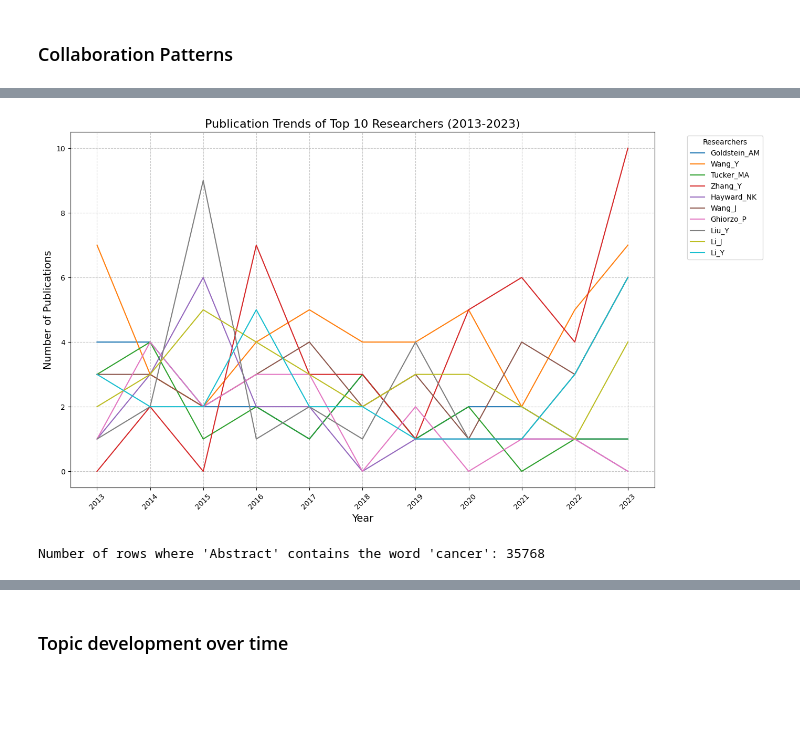
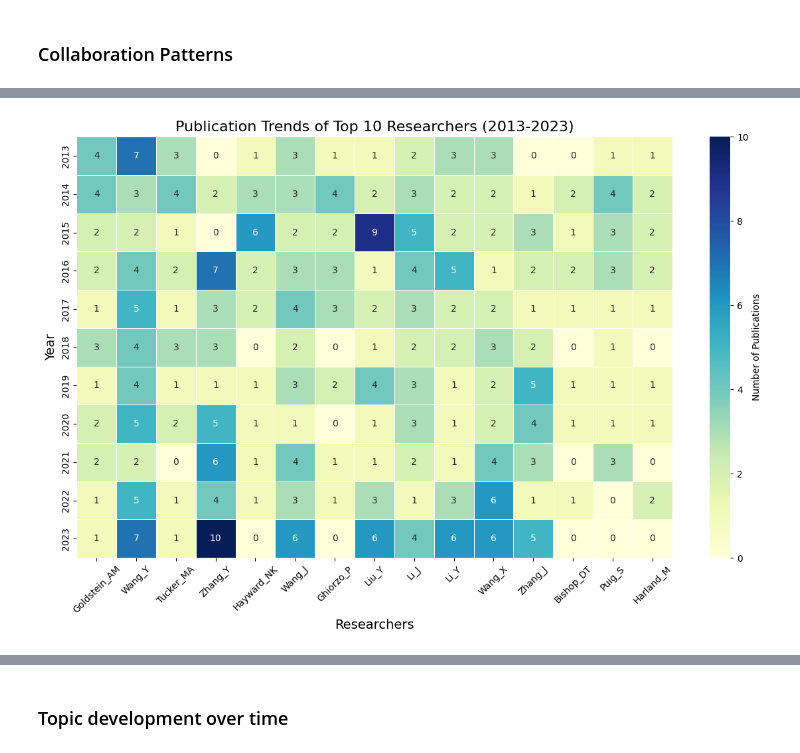
Before and after one commit to ThanakornMix/G1-Consulting-Data-Science, a Jupyter notebook: Consulting.ipynb, the cells around one changed output, grey strips where cells are left out. Saved outputs shown, nothing was run; the diff lists cells and outputs as text; code cells hidden in the pictures; blank space fills up the shorter version.

Commit message:
created a heatmap publication count by researcher and journal

```diff
--- a/Consulting.ipynb
+++ b/Consulting.ipynb
@@ -161,10 +160,10 @@ df_coauthored = []
 df_no_coauthored = []
 
 # get the researcherID of the most published authors
-top_10_authors = most_published_authors['ResearcherID'].tolist()
+top_15_authors = most_published_authors['ResearcherID'].tolist()
 
 # create pairs of researchers to check if they have collaborated
-author_pairs = list(combinations(top_10_authors, 2))
+author_pairs = list(combinations(top_15_authors, 2))
 
 # create a dictionary to store the pair and the papers they've co-authored
 coauthored_together = {pair: set() for pair in author_pairs}
@@ -178,11 +177,11 @@ collaboration.columns = ['PMID', 'Collaborators']
 
 paper_to_collaborators = collaboration.set_index('PMID')['Collaborators'].to_dict()
 
-# for each pair of top 10 authors, check if they have co-authored any paper
+# for each pair of top 15 authors, check if they have co-authored any paper
 for paper_id, collaborators in paper_to_collaborators.items():
     collaborators = collaborators.split(',')
     collaborator_set = set(collaborators)
-    # check each pair of top 10 authors
+    # check each pair of top 15 authors
     for author1, author2 in author_pairs:
         # if both authors are in the set of collaborators for this paper, they have co-authored it
         if author1 in collaborator_set and author2 in collaborator_set:
@@ -293,63 +300,62 @@ df_no_coauthored
 # %%
-# Filter data for rows where 'Abstract' contains the word 'cancer'
-#cancer_rows = merged_df[merged_df['Abstract'].str.contains('cancer', case=False, na=False)]
+import seaborn as sns
+import matplotlib.pyplot as plt
 
 # Count the number of papers each researcher has been involved in
 author_counts = merged_df['ResearcherID'].value_counts().reset_index()
 author_counts.columns = ['ResearcherID', 'Count']
 # Sort into descending order
 author_counts = author_counts.sort_values(by='Count', ascending=False)
-most_published_authors = author_counts.head(10) #change the most publish author
+most_published_authors = author_counts.head(15)
 
-# Extract the top 10 cancer researchers
-top_10_cancer_authors = most_published_authors['ResearcherID'].tolist()
+# Extract the top 15 authors
+top_15_authors = most_published_authors['ResearcherID'].tolist()
 
 # Further filter data for the years 2014-2024
-filtered_cancer_data = merged_df[(merged_df['Year'] >= 2013) & (merged_df['Year'] <= 2023)]
+filtered_data = merged_df[(merged_df['Year'] >= 2013) & (merged_df['Year'] <= 2023)]
 
-# Filter the data to include only the top 10 cancer researchers
-top_cancer_authors_data = filtered_cancer_data[filtered_cancer_data['ResearcherID'].isin(top_10_cancer_authors)]
+# Filter the data to include only the top 15 authors
+top_authors_data = filtered_data[filtered_data['ResearcherID'].isin(top_10_authors)]
 
 # Group by Year and ResearcherID, and count publications
-yearly_cancer_publications = (
-    top_cancer_authors_data.groupby(['Year', 'ResearcherID'])
+yearly_publications = (
+    top_authors_data.groupby(['Year', 'ResearcherID'])
     .size()
     .reset_index(name='PublicationCount')
 )
 
 # Pivot the data for easier plotting
-pivot_cancer_data = yearly_cancer_publications.pivot(index='Year', columns='ResearcherID', values='PublicationCount').fillna(0)
+pivot_data = yearly_publications.pivot(index='Year', columns='ResearcherID', values='PublicationCount').fillna(0)
 
 # Add missing researchers with zero publications for all years in the range
-for researcher in top_10_cancer_authors:
-    if researcher not in pivot_cancer_data.columns:
-        pivot_cancer_data[researcher] = 0
+for researcher in top_15_authors:
+    if researcher not in pivot_data.columns:
+        pivot_data[researcher] = 0
 
 # Re-sort the columns to maintain the order of top 10 authors
-pivot_cancer_data = pivot_cancer_data[top_10_cancer_authors]
+pivot_data = pivot_data[top_15_authors]
 
-# Plot the line graph
-plt.figure(figsize=(14, 8))
-colors = cm.get_cmap('tab10', len(top_10_cancer_authors))  # Use a colormap for distinct colors
+# Create a heatmap for publication trends
+plt.figure(figsize=(12, 8))
+heatmap_data = pivot_data
 
-for i, researcher in enumerate(top_10_cancer_authors):
-    plt.plot(pivot_cancer_data.index, pivot_cancer_data[researcher], label=researcher, color=colors(i))
+sns.heatmap(
+    heatmap_data,
+    annot=True,
+    fmt="g",
+    cmap="YlGnBu",
+    linewidths=0.5,
+    cbar_kws={"label": "Number of Publications"}
+)
 
 # Customizing the plot
-plt.title('Publication Trends of Top 10 Researchers (2013-2023)', fontsize=16)
-plt.xlabel('Year', fontsize=14)
-plt.ylabel('Number of Publications', fontsize=14)
-plt.xticks(range(2013, 2024), rotation=45)
-plt.legend(title='Researchers', bbox_to_anchor=(1.05, 1), loc='upper left')
-plt.grid(True, linestyle='--', alpha=0.7)
+plt.title("Publication Trends of Top 10 Researchers (2013-2023)", fontsize=16)
+plt.xlabel("Researchers", fontsize=14)
+plt.ylabel("Year", fontsize=14)
+plt.xticks(rotation=45)
 plt.tight_layout()
 
-# Show the plot
+# Show the heatmap
 plt.show()
-
-# Count the total number of rows in the cancer dataset
-cancer_count = merged_df.shape[0]
-print(f"Number of rows where 'Abstract' contains the word 'cancer': {cancer_count}")
 # %% [output]
-[figure, old version]
+[figure, new version]
-Number of rows where 'Abstract' contains the word 'cancer': 35768
```
Also changed, not shown: parts of 11 cells of this notebook.
